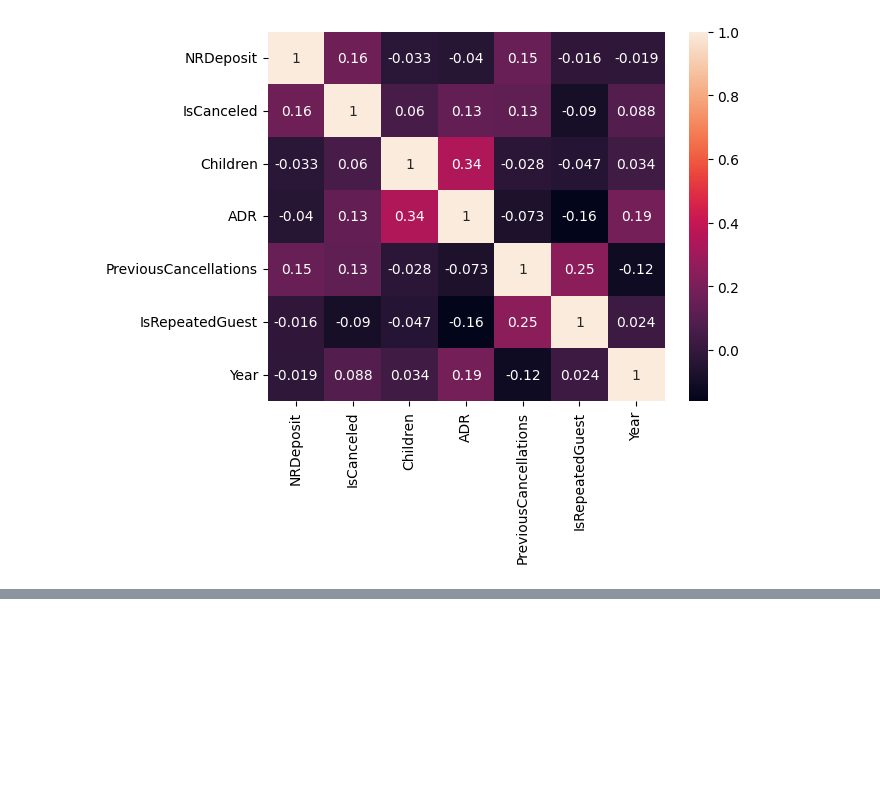
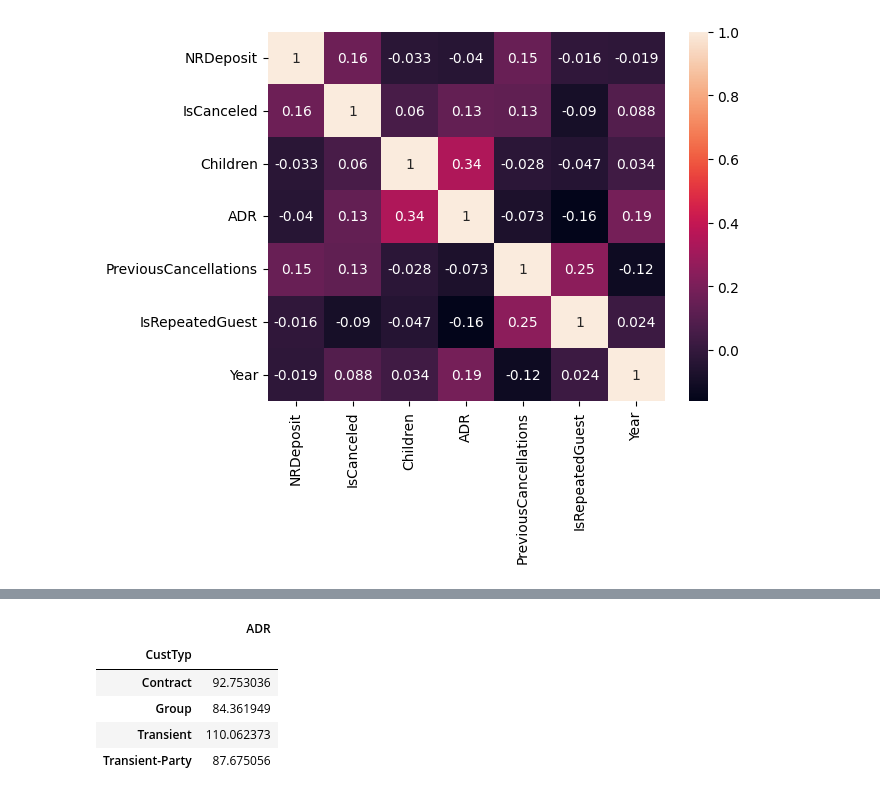
Before and after one commit to BryanEastman/BehavioralDataAnalysis, a Jupyter notebook: Chapter 4 - Building Causal Diagrams From Scratch/Chapter 4.ipynb, the cells around one changed output, grey strips where cells are left out. Saved outputs shown, nothing was run; the diff lists cells and outputs as text; code cells hidden in the pictures; blank space fills up the shorter version.

```diff
--- a/Chapter 4 - Building Causal Diagrams From Scratch/Chapter 4.ipynb
+++ b/Chapter 4 - Building Causal Diagrams From Scratch/Chapter 4.ipynb
@@ -50,0 +121,20 @@ sns.heatmap(corr_df, annot=True)
+# %%
+df = bookings.copy()
+df.rename(columns= {
+    "CustomerType": "CustTyp",
+    "DistributionChannel": "DistCh",
+    "IsRepeatedGuest": "RepGst",
+    "MarketSegment": "MktSgmt",
+    "IsCanceled": "IsCanc",
+    "PreviousCancellations": "PrevCan",
+    "NRDeposit": "NRDep"
+}, inplace=True)
+
+df.groupby('CustTyp').agg(ADR = ('ADR', 'mean'))
+# %% [output]
+|  | ADR |
+| CustTyp |  |
+| Contract | 92.753036 |
+| Group | 84.361949 |
+| Transient | 110.062373 |
+| Transient-Party | 87.675056 |
```
Also changed, not shown: parts of 6 cells of this notebook.
